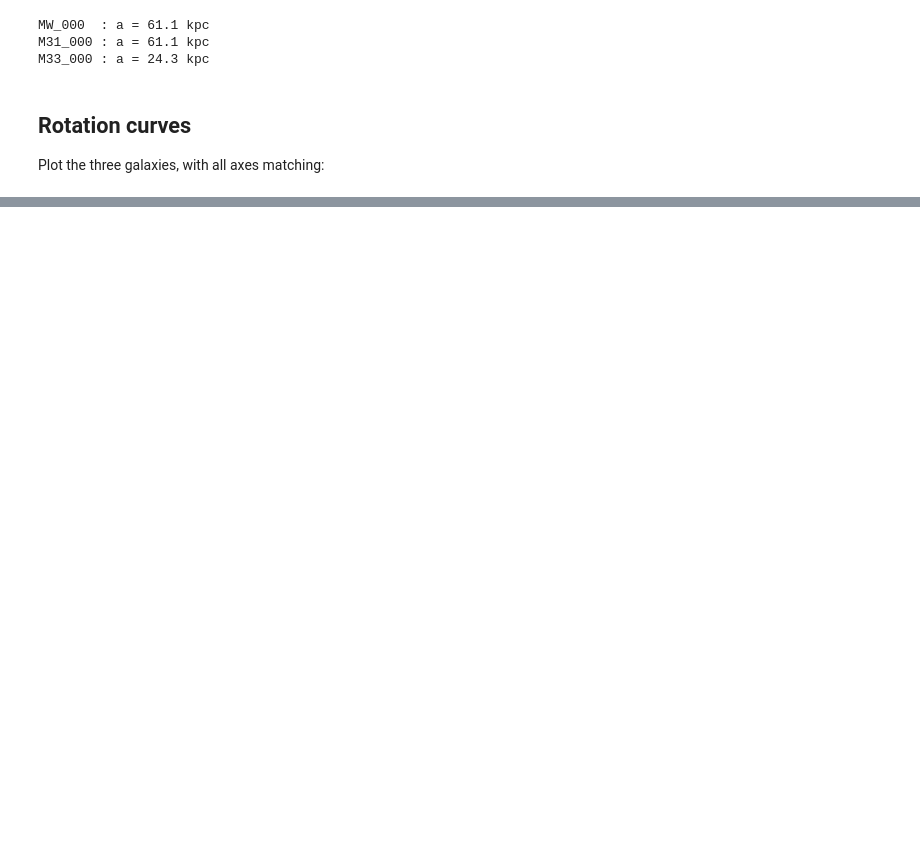
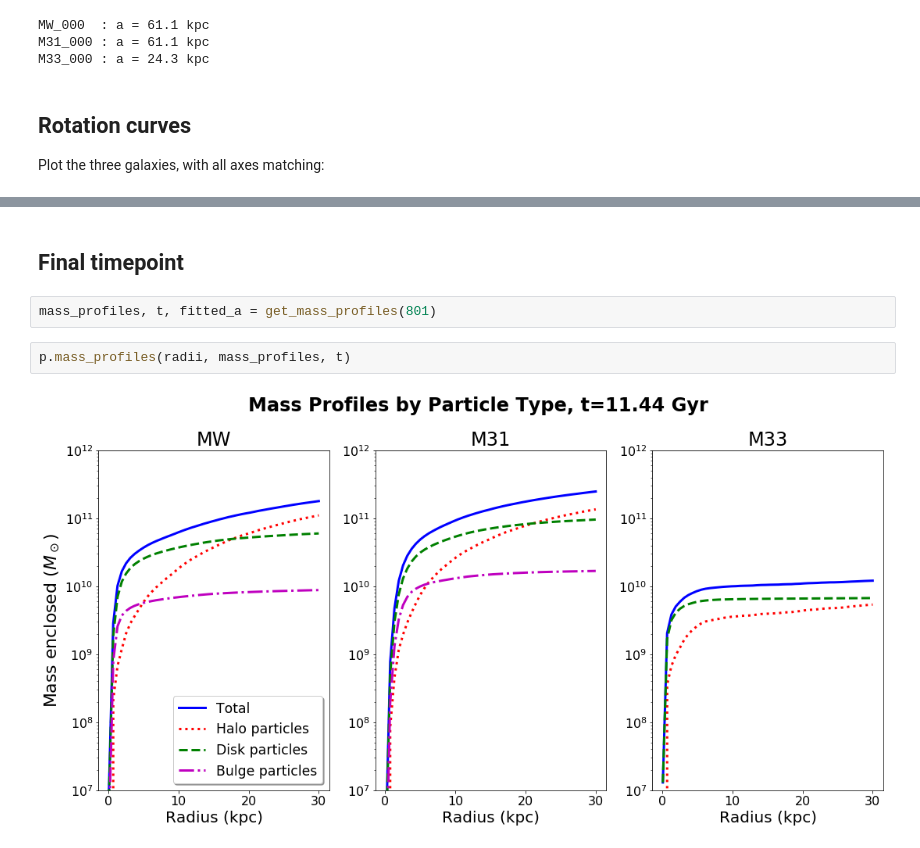
Before and after one commit to colinleach/400B_Leach, a Jupyter notebook: Project/notebooks/mass_profiles.ipynb, the cells around one changed output, grey strips where cells are left out. Saved outputs shown, nothing was run; the diff lists cells and outputs as text; blank space fills up the shorter version.

```diff
--- a/Project/notebooks/mass_profiles.ipynb
+++ b/Project/notebooks/mass_profiles.ipynb
@@ -69,3 +75,11 @@ Plot the three galaxies, with all axes matching:
+# %% [markdown]
+## Final timepoint
+# %%
+mass_profiles, t, fitted_a = get_mass_profiles(801)
+# %%
+p.mass_profiles(radii, mass_profiles, t)
+# %% [output]
+[figure, added]
 # %%
 p.rotation_curves(radii, mass_profiles, fitted_a, t)
 # %% [output]
```
Also changed, not shown: parts of 17 cells of this notebook.
